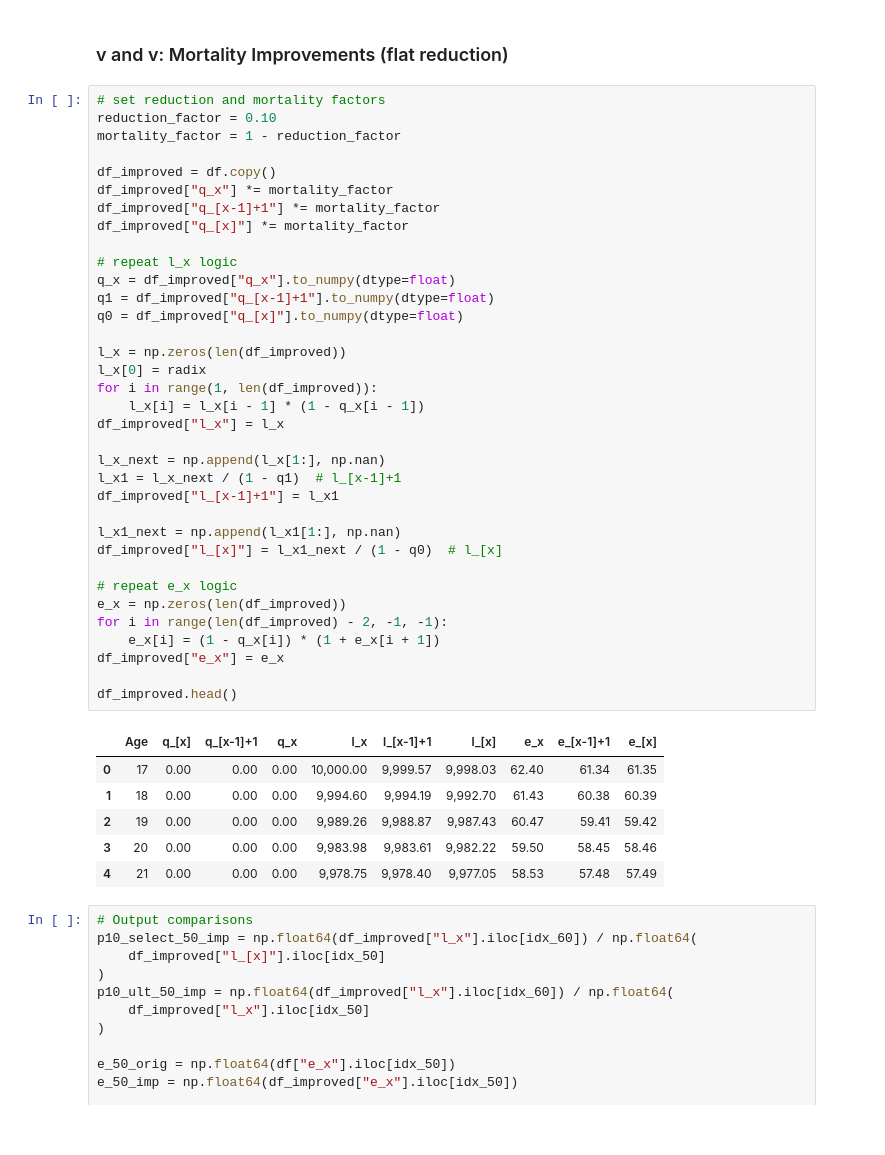
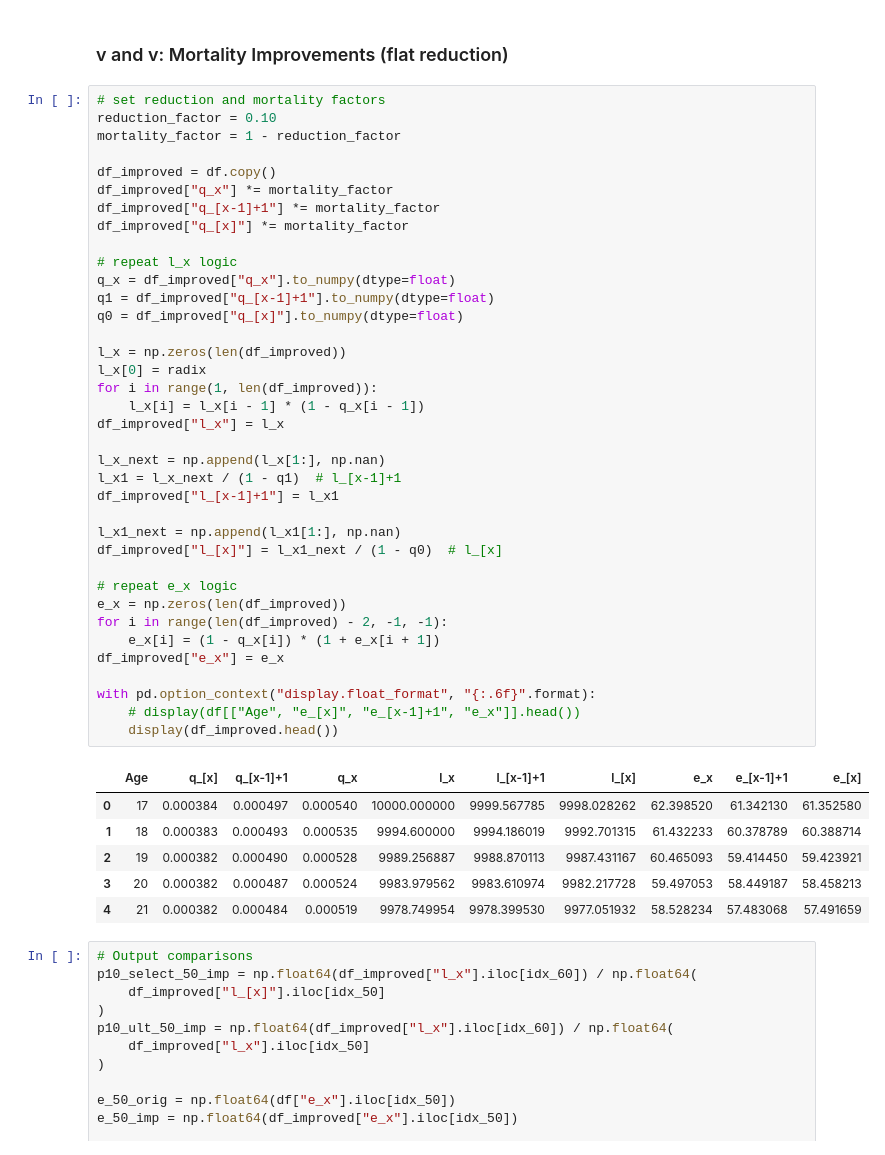
Before and after one commit to ytterbiu/smm065-computer-based-assessment, a Jupyter notebook: cm1-p2-cw-notebook.ipynb, the cells around one changed output. Saved outputs shown, nothing was run; the diff lists cells and outputs as text.

```diff
--- a/cm1-p2-cw-notebook.ipynb
+++ b/cm1-p2-cw-notebook.ipynb
@@ -133,39 +133,41 @@ df_improved = df.copy()
 df_improved["q_x"] *= mortality_factor
 df_improved["q_[x-1]+1"] *= mortality_factor
 df_improved["q_[x]"] *= mortality_factor
 
 # repeat l_x logic
 q_x = df_improved["q_x"].to_numpy(dtype=float)
 q1 = df_improved["q_[x-1]+1"].to_numpy(dtype=float)
 q0 = df_improved["q_[x]"].to_numpy(dtype=float)
 
 l_x = np.zeros(len(df_improved))
 l_x[0] = radix
 for i in range(1, len(df_improved)):
     l_x[i] = l_x[i - 1] * (1 - q_x[i - 1])
 df_improved["l_x"] = l_x
 
 l_x_next = np.append(l_x[1:], np.nan)
 l_x1 = l_x_next / (1 - q1)  # l_[x-1]+1
 df_improved["l_[x-1]+1"] = l_x1
 
 l_x1_next = np.append(l_x1[1:], np.nan)
 df_improved["l_[x]"] = l_x1_next / (1 - q0)  # l_[x]
 
 # repeat e_x logic
 e_x = np.zeros(len(df_improved))
 for i in range(len(df_improved) - 2, -1, -1):
     e_x[i] = (1 - q_x[i]) * (1 + e_x[i + 1])
 df_improved["e_x"] = e_x
 
-df_improved.head()
+with pd.option_context("display.float_format", "{:.6f}".format):
+    # display(df[["Age", "e_[x]", "e_[x-1]+1", "e_x"]].head())
+    display(df_improved.head())
 # %% [output]
 |  | Age | q_[x] | q_[x-1]+1 | q_x | l_x | l_[x-1]+1 | l_[x] | e_x | e_[x-1]+1 | e_[x] |
-| 0 | 17 | 0.00 | 0.00 | 0.00 | 10,000.00 | 9,999.57 | 9,998.03 | 62.40 | 61.34 | 61.35 |
-| 1 | 18 | 0.00 | 0.00 | 0.00 | 9,994.60 | 9,994.19 | 9,992.70 | 61.43 | 60.38 | 60.39 |
-| 2 | 19 | 0.00 | 0.00 | 0.00 | 9,989.26 | 9,988.87 | 9,987.43 | 60.47 | 59.41 | 59.42 |
-| 3 | 20 | 0.00 | 0.00 | 0.00 | 9,983.98 | 9,983.61 | 9,982.22 | 59.50 | 58.45 | 58.46 |
-| 4 | 21 | 0.00 | 0.00 | 0.00 | 9,978.75 | 9,978.40 | 9,977.05 | 58.53 | 57.48 | 57.49 |
+| 0 | 17 | 0.000384 | 0.000497 | 0.000540 | 10000.000000 | 9999.567785 | 9998.028262 | 62.398520 | 61.342130 | 61.352580 |
+| 1 | 18 | 0.000383 | 0.000493 | 0.000535 | 9994.600000 | 9994.186019 | 9992.701315 | 61.432233 | 60.378789 | 60.388714 |
+| 2 | 19 | 0.000382 | 0.000490 | 0.000528 | 9989.256887 | 9988.870113 | 9987.431167 | 60.465093 | 59.414450 | 59.423921 |
+| 3 | 20 | 0.000382 | 0.000487 | 0.000524 | 9983.979562 | 9983.610974 | 9982.217728 | 59.497053 | 58.449187 | 58.458213 |
+| 4 | 21 | 0.000382 | 0.000484 | 0.000519 | 9978.749954 | 9978.399530 | 9977.051932 | 58.528234 | 57.483068 | 57.491659 |
 # %%
 # Output comparisons
 p10_select_50_imp = np.float64(df_improved["l_x"].iloc[idx_60]) / np.float64(
```
